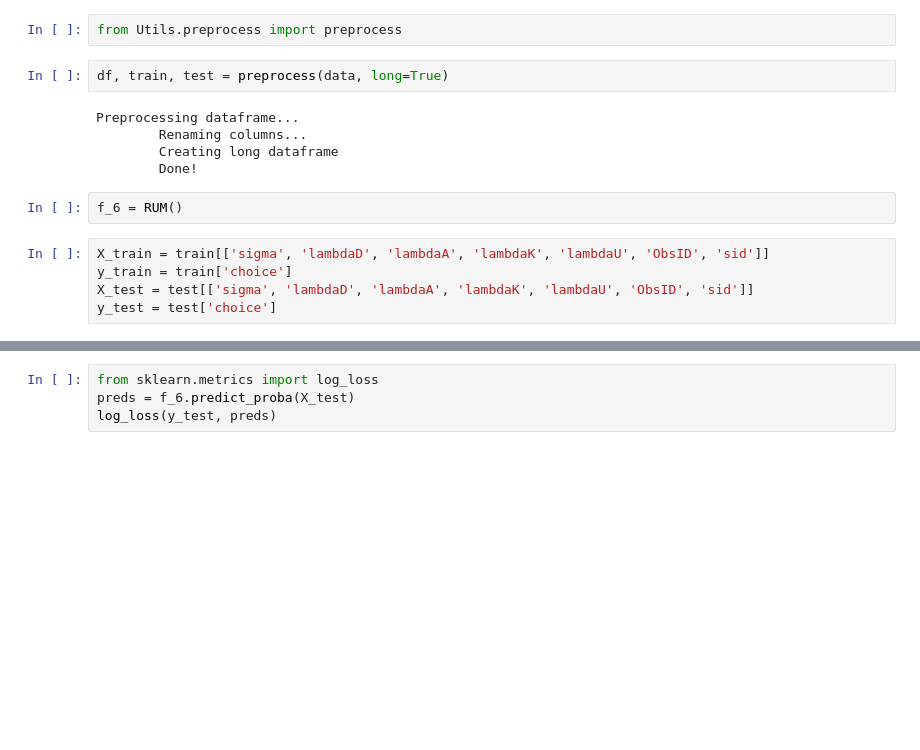
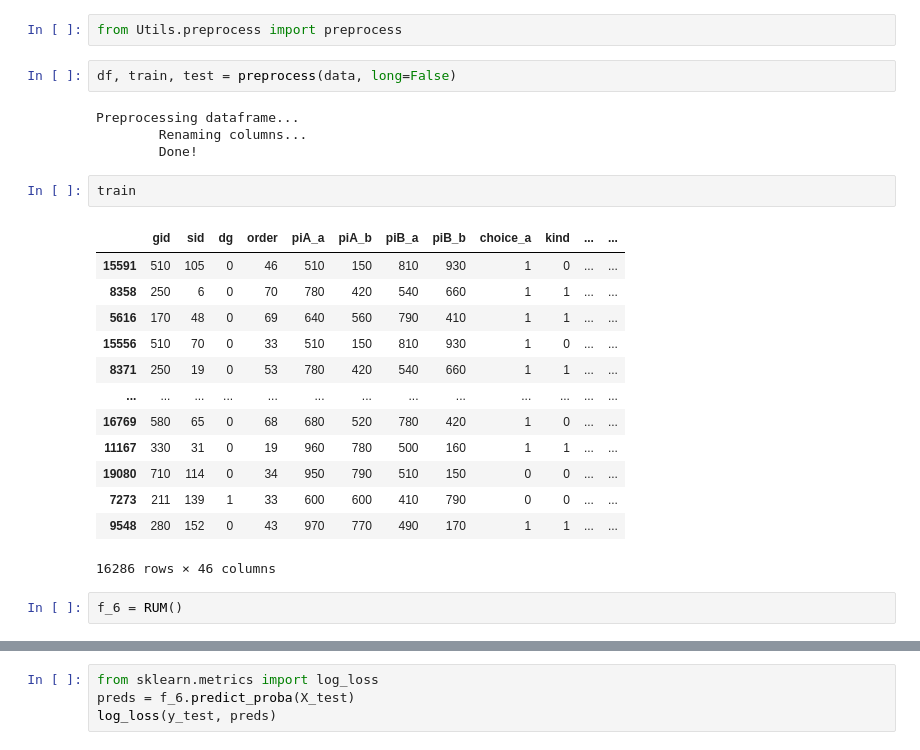
Before and after one commit to armoutihansen/EETML, a Jupyter notebook: Analysis/Python/test.ipynb, the cells around one changed output, grey strips where cells are left out. Drawn from its saved outputs; the diff is of its cells as text; blank space fills up the shorter version.

```diff
--- a/Analysis/Python/test.ipynb
+++ b/Analysis/Python/test.ipynb
@@ -32,16 +8,26 @@ data = pd.read_csv('../Data/Bruhin2019/choices_exp1_inclZalloc_inclSubjChar.csv'
 # %%
 from Utils.preprocess import preprocess
 # %%
-df, train, test = preprocess(data, long=True)
+df, train, test = preprocess(data, long=False)
 # %% [output]
 Preprocessing dataframe...
         Renaming columns...
-        Creating long dataframe
         Done!
+# %%
+train
+# %% [output]
+|  | gid | sid | dg | order | piA_a | piA_b | piB_a | piB_b | choice_a | kind | ... | ... |
+| 15591 | 510 | 105 | 0 | 46 | 510 | 150 | 810 | 930 | 1 | 0 | ... | ... |
+| 8358 | 250 | 6 | 0 | 70 | 780 | 420 | 540 | 660 | 1 | 1 | ... | ... |
+| 5616 | 170 | 48 | 0 | 69 | 640 | 560 | 790 | 410 | 1 | 1 | ... | ... |
+| 15556 | 510 | 70 | 0 | 33 | 510 | 150 | 810 | 930 | 1 | 0 | ... | ... |
+| 8371 | 250 | 19 | 0 | 53 | 780 | 420 | 540 | 660 | 1 | 1 | ... | ... |
+| ... | ... | ... | ... | ... | ... | ... | ... | ... | ... | ... | ... | ... |
+| 16769 | 580 | 65 | 0 | 68 | 680 | 520 | 780 | 420 | 1 | 0 | ... | ... |
+| 11167 | 330 | 31 | 0 | 19 | 960 | 780 | 500 | 160 | 1 | 1 | ... | ... |
+| 19080 | 710 | 114 | 0 | 34 | 950 | 790 | 510 | 150 | 0 | 0 | ... | ... |
+| 7273 | 211 | 139 | 1 | 33 | 600 | 600 | 410 | 790 | 0 | 0 | ... | ... |
+| 9548 | 280 | 152 | 0 | 43 | 970 | 770 | 490 | 170 | 1 | 1 | ... | ... |
+16286 rows × 46 columns
 # %%
 f_6 = RUM()
-# %%
-X_train = train[['sigma', 'lambdaD', 'lambdaA', 'lambdaK', 'lambdaU', 'ObsID', 'sid']]
-y_train = train['choice']
-X_test = test[['sigma', 'lambdaD', 'lambdaA', 'lambdaK', 'lambdaU', 'ObsID', 'sid']]
-y_test = test['choice']
```
Also changed, not shown: parts of 11 cells of this notebook, 1 other file.
